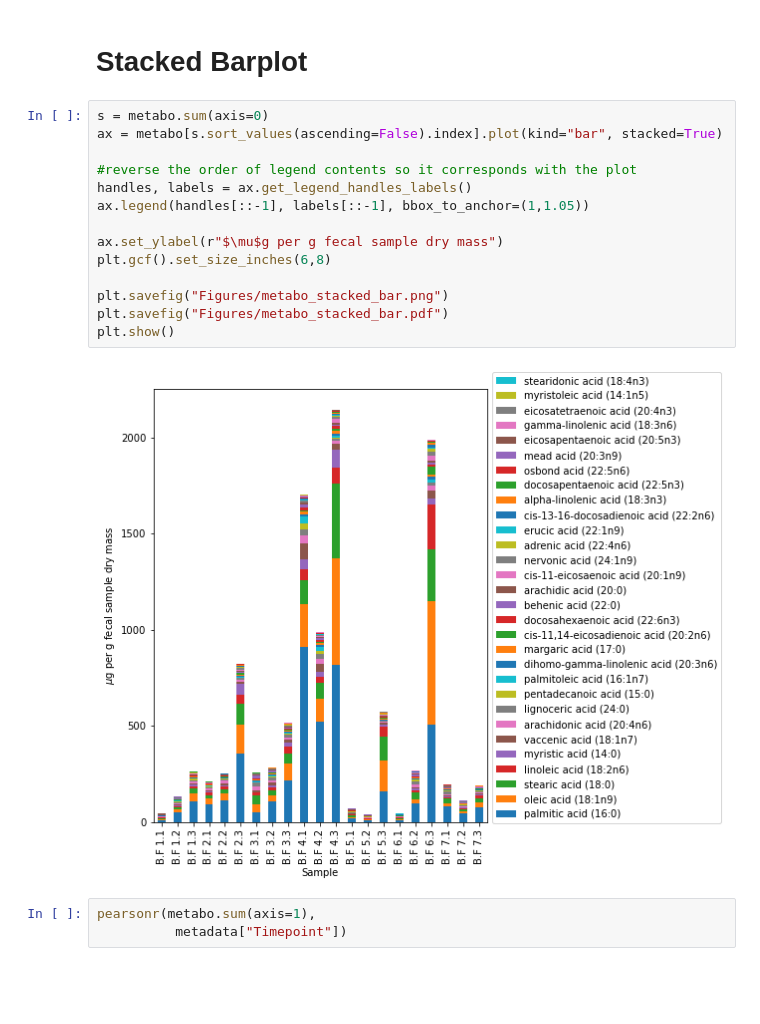
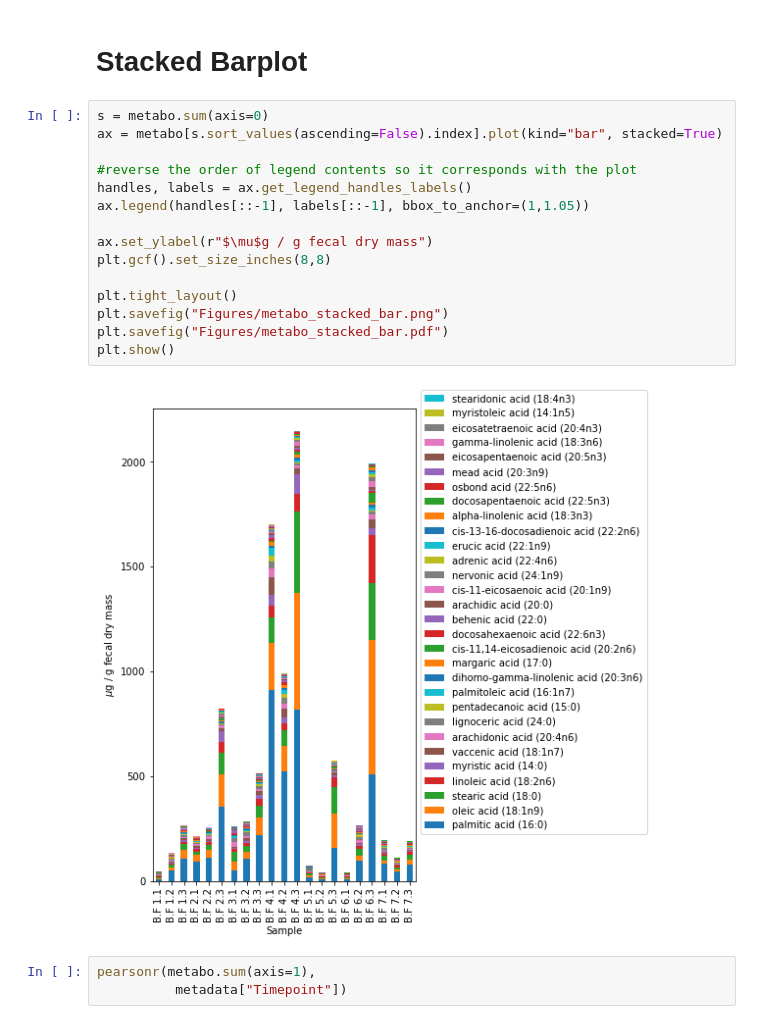
Before and after one commit to sterrettJD/Breastfed-Neonates, a Jupyter notebook: Metabolome.ipynb, the cells around one changed output. Cells and saved outputs as stored; diff of their text form; blank space fills up the shorter version.

```diff
--- a/Metabolome.ipynb
+++ b/Metabolome.ipynb
@@ -397,19 +397,20 @@ plt.show()
 # %%
 s = metabo.sum(axis=0)
 ax = metabo[s.sort_values(ascending=False).index].plot(kind="bar", stacked=True)
 
 #reverse the order of legend contents so it corresponds with the plot
 handles, labels = ax.get_legend_handles_labels()
 ax.legend(handles[::-1], labels[::-1], bbox_to_anchor=(1,1.05))
 
-ax.set_ylabel(r"$\mu$g per g fecal sample dry mass")
-plt.gcf().set_size_inches(6,8)
+ax.set_ylabel(r"$\mu$g / g fecal dry mass")
+plt.gcf().set_size_inches(8,8)
 
+plt.tight_layout()
 plt.savefig("Figures/metabo_stacked_bar.png")
 plt.savefig("Figures/metabo_stacked_bar.pdf")
 plt.show()
 # %% [output]
-[figure, old version]
+[figure, new version]
 # %%
 pearsonr(metabo.sum(axis=1),
           metadata["Timepoint"])
```
Also changed, not shown: parts of 9 cells of this notebook.
